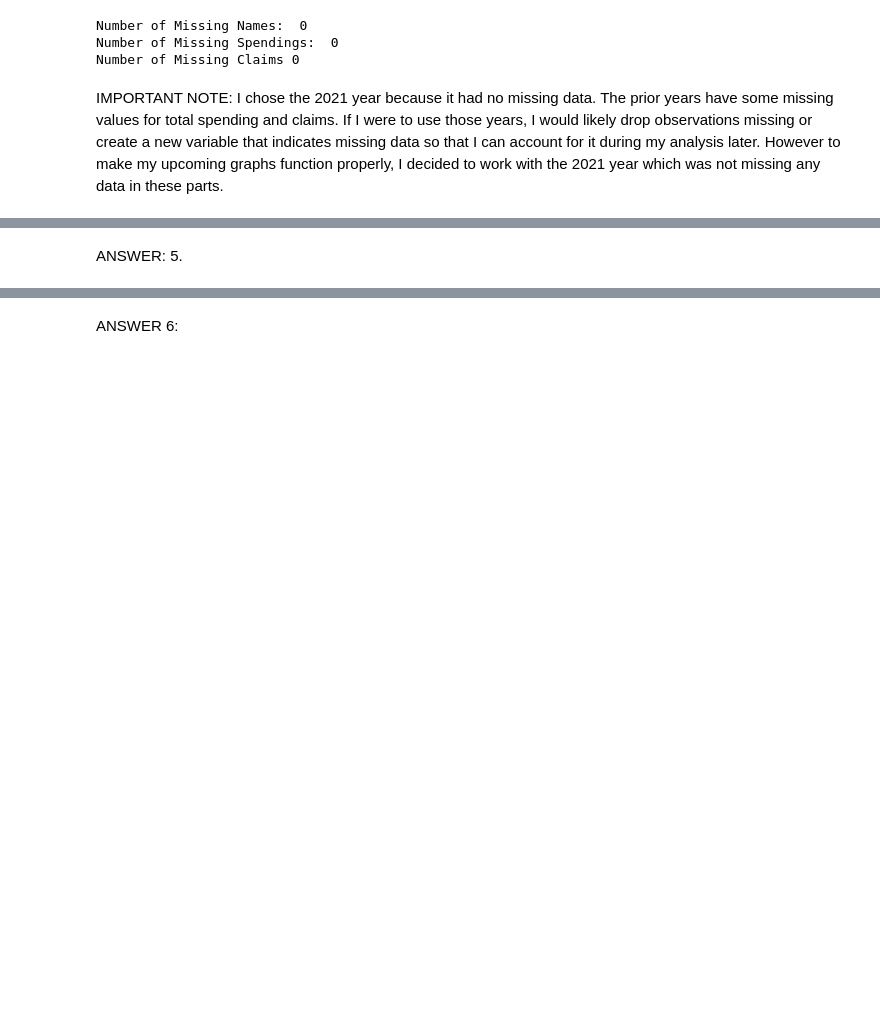
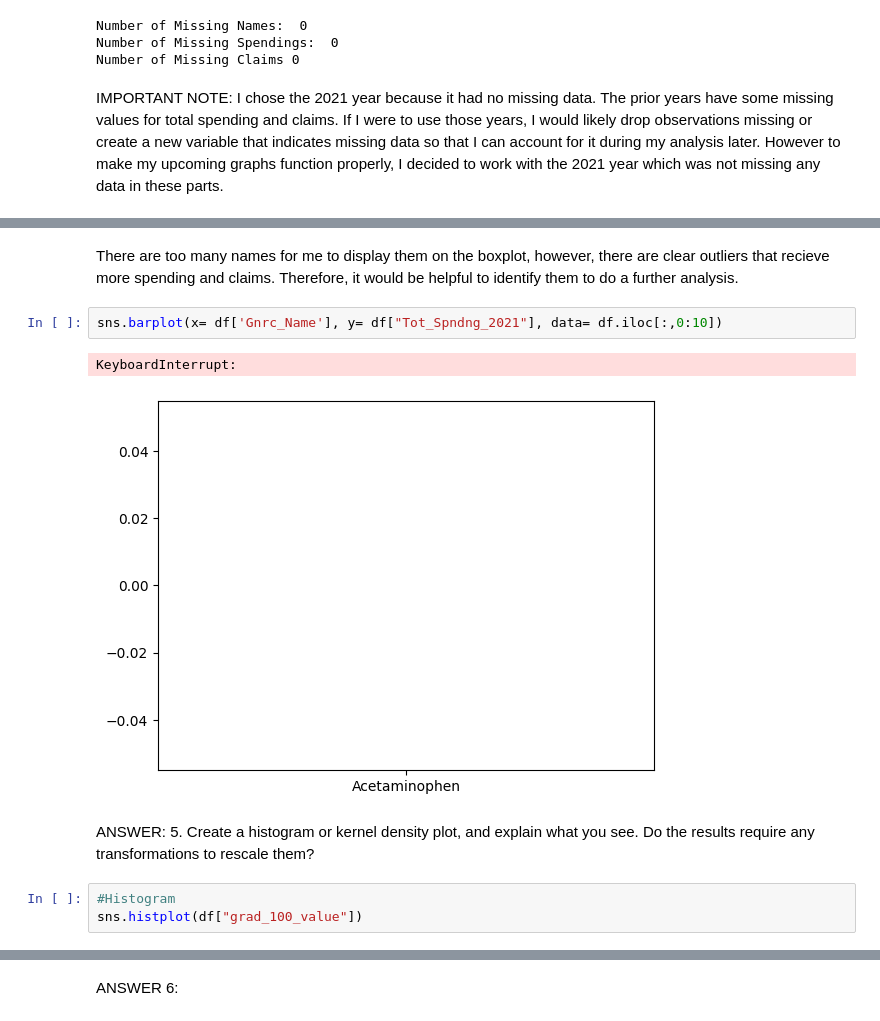
Before and after one commit to Zach-Russell/visualization, a Jupyter notebook: assignment/assignment.ipynb, the cells around one changed output, grey strips where cells are left out. Saved outputs shown, nothing was run; the diff lists cells and outputs as text; blank space fills up the shorter version.

```diff
--- a/assignment/assignment.ipynb
+++ b/assignment/assignment.ipynb
@@ -312,2 +319,12 @@ ANSWER: 4.
+# %% [markdown]
+There are too many names for me to display them on the boxplot, however, there are clear outliers that recieve more spending and claims. Therefore, it would be helpful to identify them to do a further analysis.
+# %%
+sns.barplot(x= df['Gnrc_Name'], y= df["Tot_Spndng_2021"], data= df.iloc[:,0:10])
+# %% [output]
+KeyboardInterrupt:
+[figure, added]
 # %% [markdown]
-ANSWER: 5.
+ANSWER: 5. Create a histogram or kernel density plot, and explain what you see. Do the results require any transformations to rescale them?
+# %%
+#Histogram
+sns.histplot(df["grad_100_value"])
```
Also changed, not shown: parts of 9 cells of this notebook.
